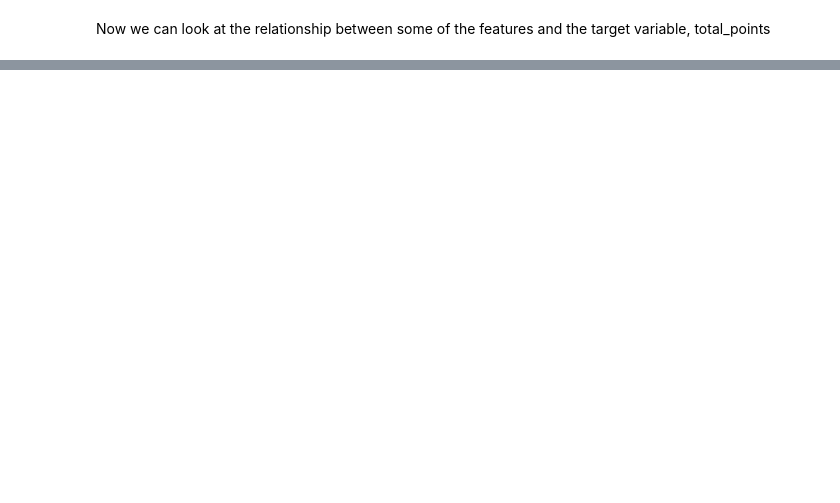
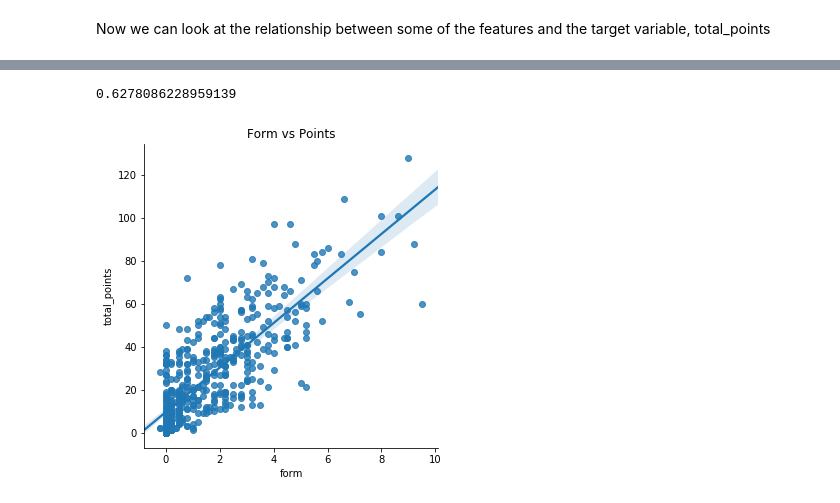
Before and after one commit to coopercunliffe/Springboard, a Jupyter notebook: FPL/FPL EDA.ipynb, the cells around one changed output, grey strips where cells are left out. Saved outputs shown, nothing was run; the diff lists cells and outputs as text; code cells hidden in the pictures; blank space fills up the shorter version.

```diff
--- a/FPL/FPL EDA.ipynb
+++ b/FPL/FPL EDA.ipynb
@@ -36,0 +49,8 @@ Now we can look at the relationship between some of the features and the target
+# %%
+print(stats.pearsonr(df['form'], df['total_points'])[0] ** 2)
+sns.lmplot(x='form', y='total_points', data=df)
+plt.title('Form vs Points')
+plt.show()
+# %% [output]
+0.6278086228959139
+[figure, added]
```
Also changed, not shown: parts of 19 cells of this notebook, 8 other files.
